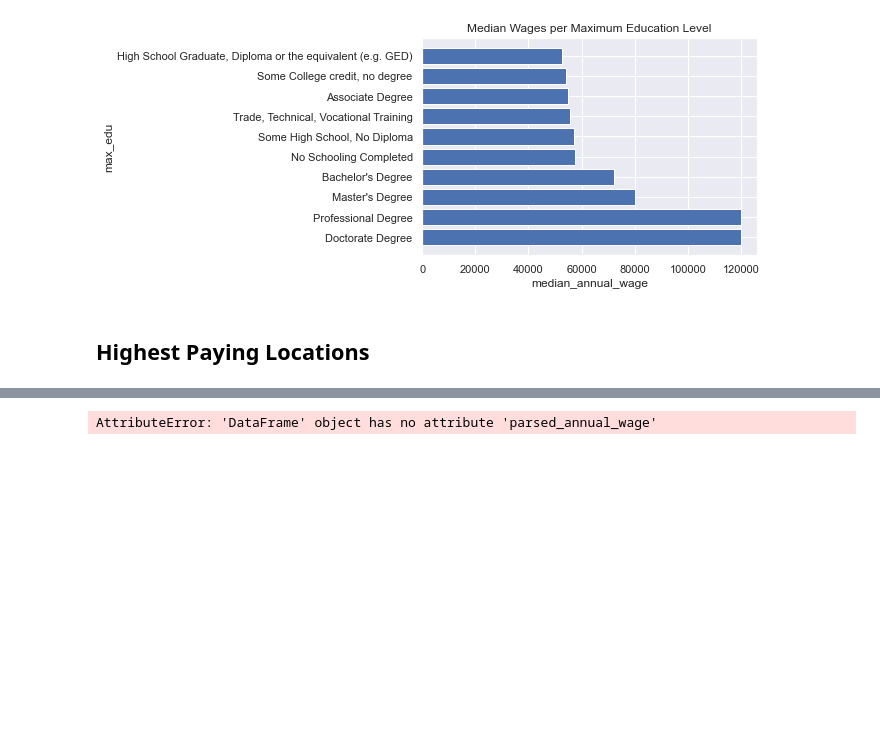
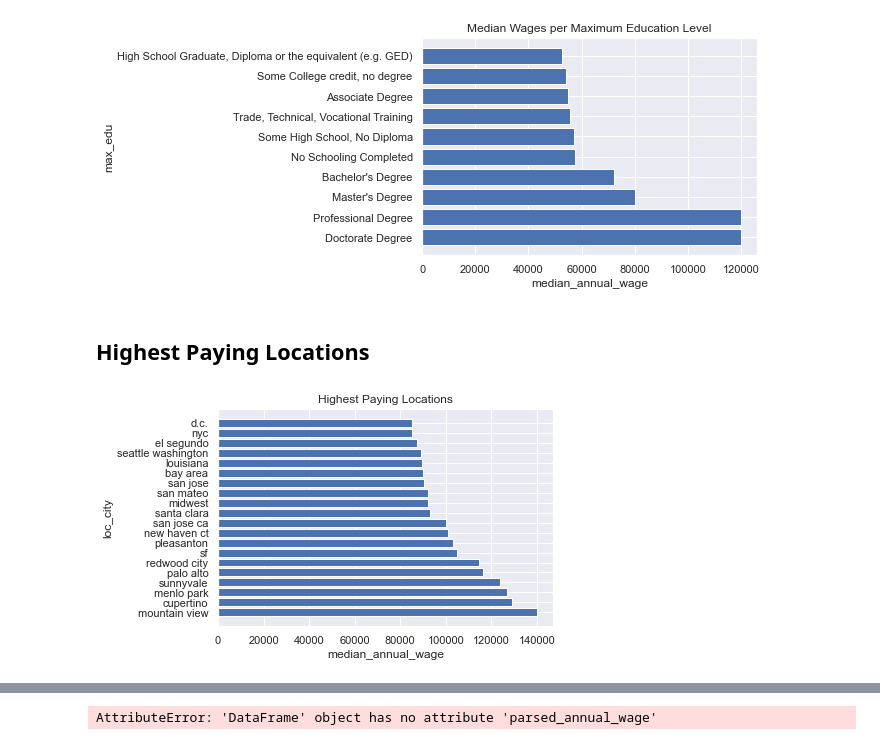
Before and after one commit to vatsal220/medium_articles, a Jupyter notebook: salary_analytics/salary.ipynb, the cells around one changed output, grey strips where cells are left out. Drawn from its saved outputs; the diff is of its cells as text; code cells hidden in the pictures; blank space fills up the shorter version.

```diff
--- a/salary_analytics/salary.ipynb
+++ b/salary_analytics/salary.ipynb
@@ -470,3 +489,15 @@ visualize_group(
 [figure]
 # %% [markdown]
 ## Highest Paying Locations
+# %%
+visualize_group(
+    d = d[d['country'] == 'usa'],
+    remove_vals = None,
+    group_col = 'loc_city',
+    agg_col = 'annual_wage',
+    title = 'Highest Paying Locations',
+    th = 5,
+    n = 20
+)
+# %% [output]
+[figure, added]
```
Also changed, not shown: parts of 13 cells of this notebook.
